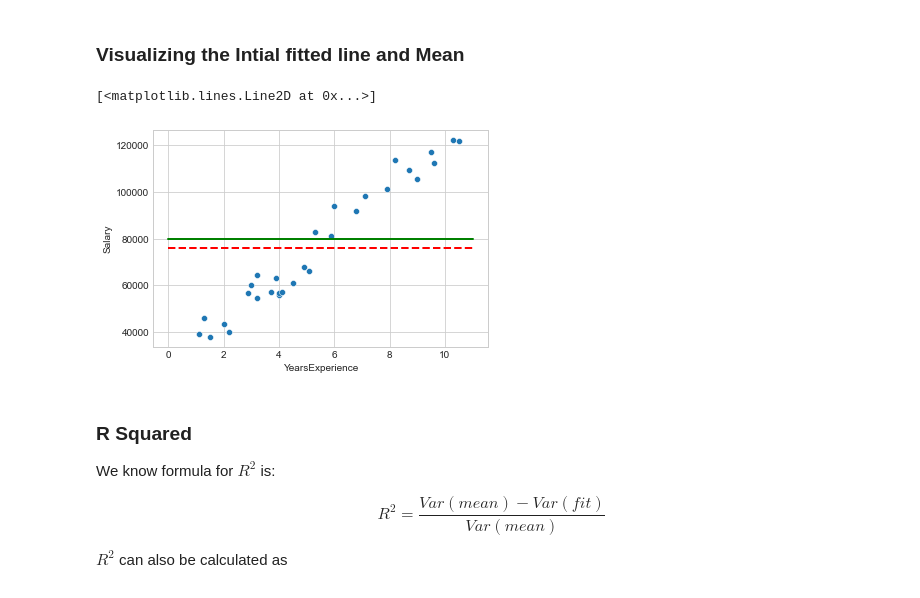
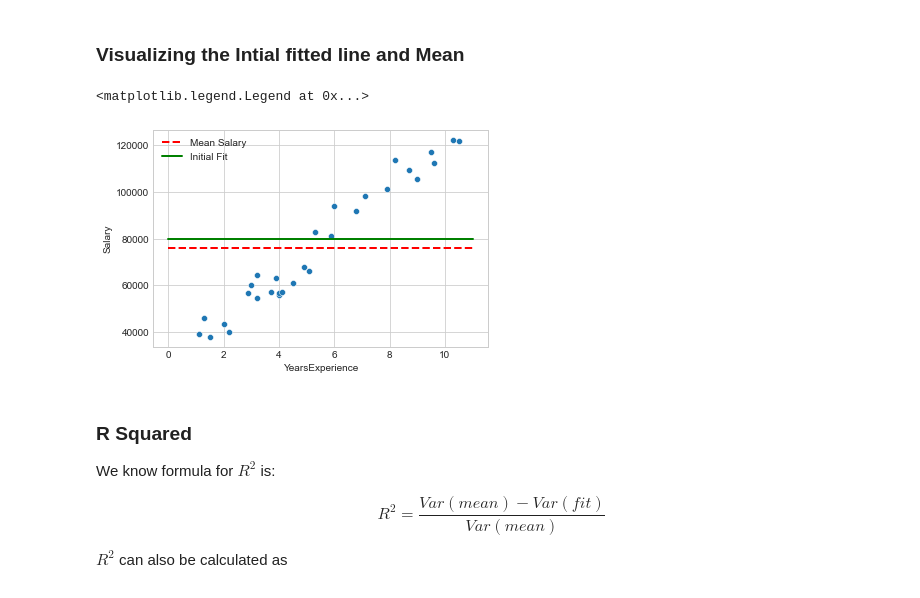
Before and after one commit to shenoy-anurag/machine-learning, a Jupyter notebook: mathematics/linalg_least_squares.ipynb, the cells around one changed output. Drawn from its saved outputs; the diff is of its cells as text; code cells hidden in the pictures.

```diff
--- a/mathematics/linalg_least_squares.ipynb
+++ b/mathematics/linalg_least_squares.ipynb
@@ -114,10 +114,11 @@ Variation about Fit
 # %%
 ax = sns.scatterplot(x=df["YearsExperience"], y=df["Salary"])
 plt.plot([0, math.ceil(df["YearsExperience"].max())], [avg_salary, avg_salary], label="Mean Salary", linestyle='dashed', linewidth=2, color='r')
 plt.plot([0, math.ceil(df["YearsExperience"].max())], [y_intercept, y_intercept], label="Initial Fit", linewidth=2, color='g')
+plt.legend()
 # %% [output]
-[<matplotlib.lines.Line2D at 0x...>]
+<matplotlib.legend.Legend at 0x...>
-[figure, old version]
+[figure, new version]
 # %% [markdown]
 ### R Squared
 We know formula for $ R^2 $ is:
```
Also changed, not shown: parts of 3 cells of this notebook.
